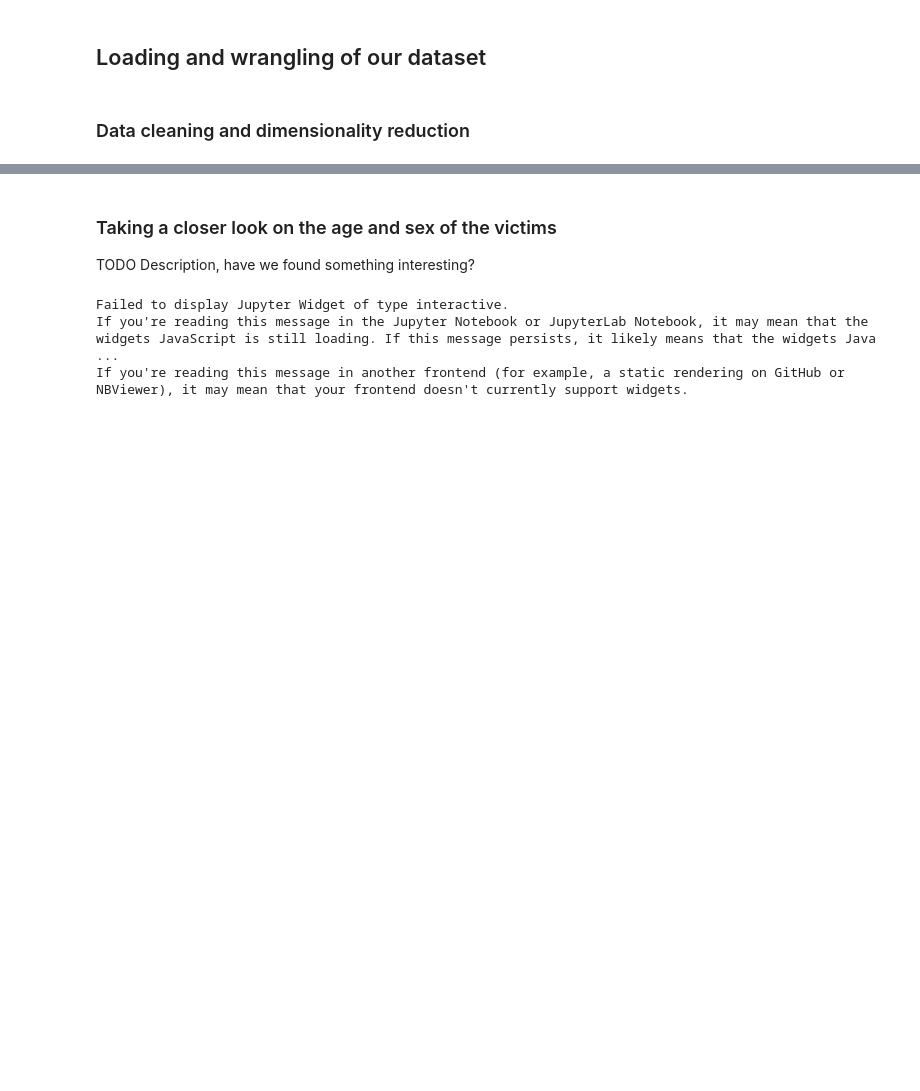
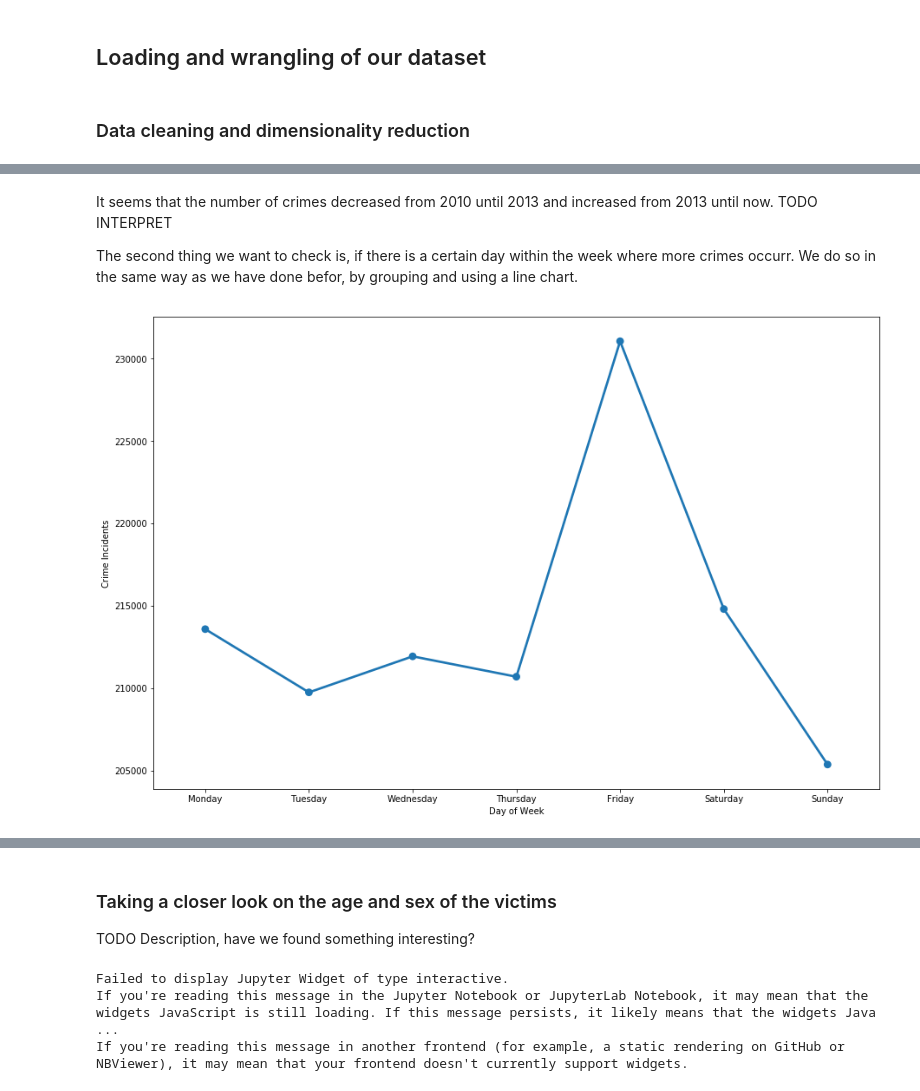
Before and after one commit to AlexUserForVA/VA_LACrimes, a Jupyter notebook: va_project_henkel_moser.ipynb, the cells around one changed output, grey strips where cells are left out. Cells and saved outputs as stored; diff of their text form; code cells hidden in the pictures; blank space fills up the shorter version.

```diff
--- a/va_project_henkel_moser.ipynb
+++ b/va_project_henkel_moser.ipynb
@@ -52,0 +133,16 @@ crimes['Date Reported'] = pd.to_datetime(crimes['Date Reported'])
+# %% [markdown]
+It seems that the number of crimes decreased from 2010 until 2013 and increased from 2013 until now.
+TODO INTERPRET
+
+
+The second thing we want to check is, if there is a certain day within the week where more crimes occurr. We do so in the same way as we have done befor, by grouping and using a line chart.
+# %%
+grouped_day = crimes.groupby([crimes['Date Occurred'].dt.weekday])
+grouped_day = pd.DataFrame({'Crime Incidents' : grouped_day.size()}).reset_index()
+
+plt.figure(figsize=(15,10))
+ax = sns.pointplot(x="Date Occurred", y="Crime Incidents", data=grouped_day)
+ax.set_xlabel('Day of Week')
+ax.set_xticklabels(['Monday','Tuesday','Wednesday','Thursday','Friday','Saturday','Sunday']);
+# %% [output]
+[figure, added]
```
Also changed, not shown: parts of 52 cells of this notebook.
